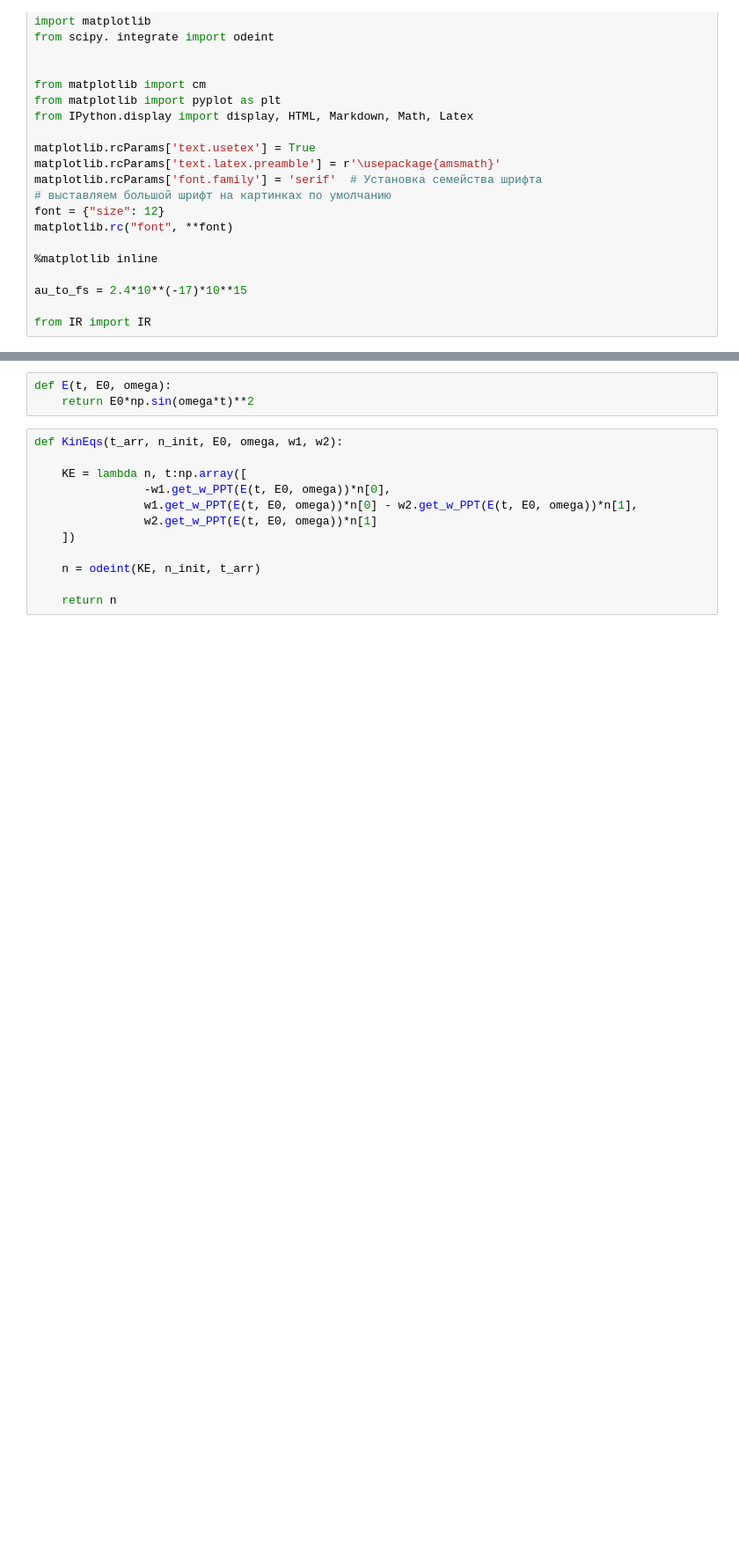
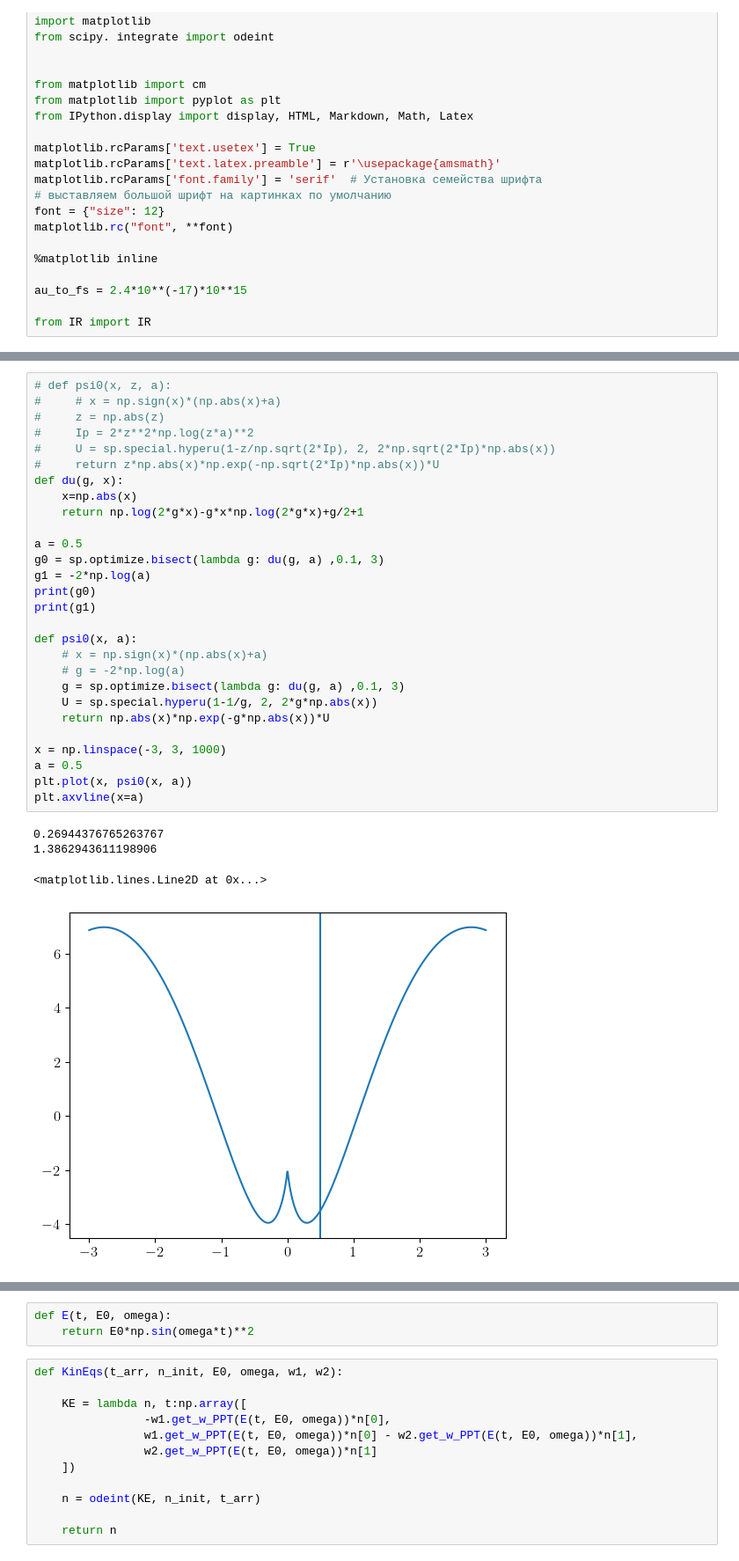
Before and after one commit to DenTyur/RSSFM, a Jupyter notebook: src/analitic/analitic.ipynb, the cells around one changed output, grey strips where cells are left out. Shown at 88% size. Saved outputs shown, nothing was run; the diff lists cells and outputs as text; blank space fills up the shorter version.

```diff
--- a/src/analitic/analitic.ipynb
+++ b/src/analitic/analitic.ipynb
@@ -30,0 +42,33 @@ from IR import IR
+# %%
+# def psi0(x, z, a):
+#     # x = np.sign(x)*(np.abs(x)+a)
+#     z = np.abs(z)
+#     Ip = 2*z**2*np.log(z*a)**2
+#     U = sp.special.hyperu(1-z/np.sqrt(2*Ip), 2, 2*np.sqrt(2*Ip)*np.abs(x))
+#     return z*np.abs(x)*np.exp(-np.sqrt(2*Ip)*np.abs(x))*U
+def du(g, x):
+    x=np.abs(x)
+    return np.log(2*g*x)-g*x*np.log(2*g*x)+g/2+1
+
+a = 0.5
+g0 = sp.optimize.bisect(lambda g: du(g, a) ,0.1, 3)
+g1 = -2*np.log(a)
+print(g0)
+print(g1)
+
+def psi0(x, a):
+    # x = np.sign(x)*(np.abs(x)+a)
+    # g = -2*np.log(a)
+    g = sp.optimize.bisect(lambda g: du(g, a) ,0.1, 3)
+    U = sp.special.hyperu(1-1/g, 2, 2*g*np.abs(x))
+    return np.abs(x)*np.exp(-g*np.abs(x))*U
+
+x = np.linspace(-3, 3, 1000)
+a = 0.5
+plt.plot(x, psi0(x, a))
+plt.axvline(x=a)
+# %% [output]
+0.26944376765263767
+1.3862943611198906
+<matplotlib.lines.Line2D at 0x...>
+[figure, added]
```
Also changed, not shown: parts of 7 cells of this notebook, 6 other files.
